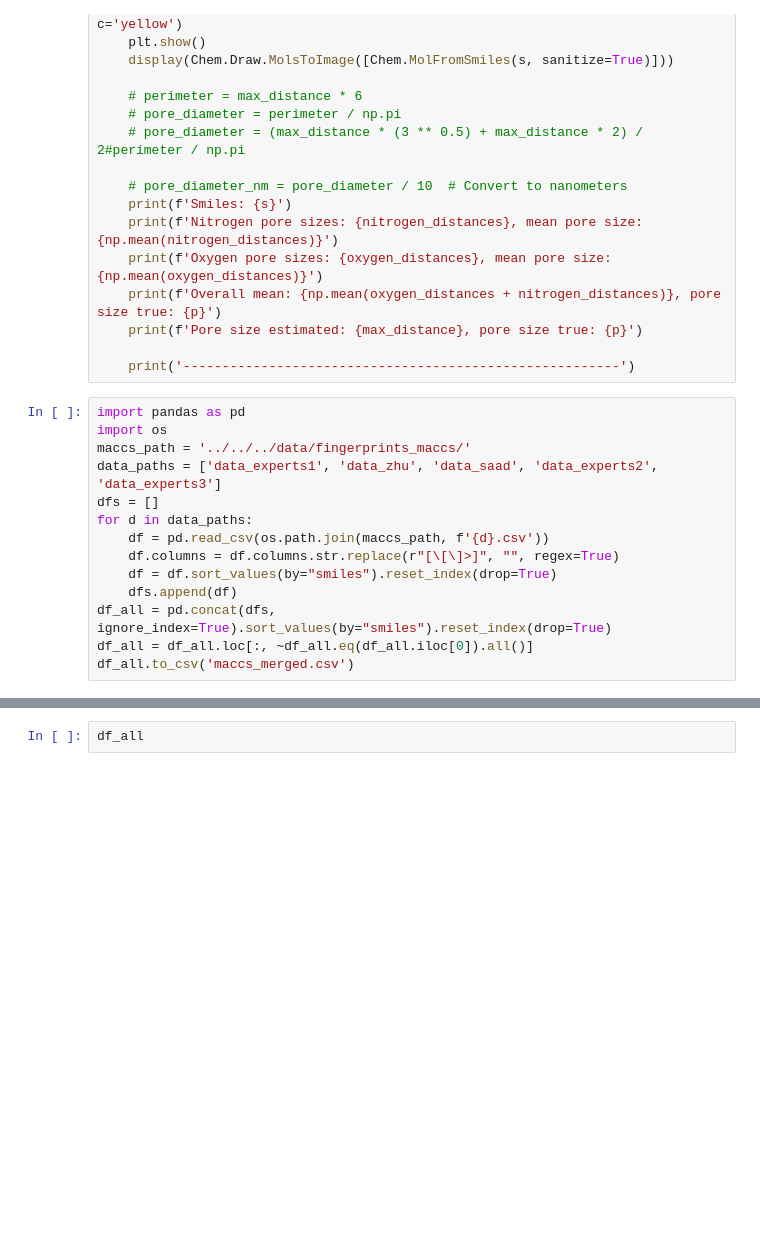
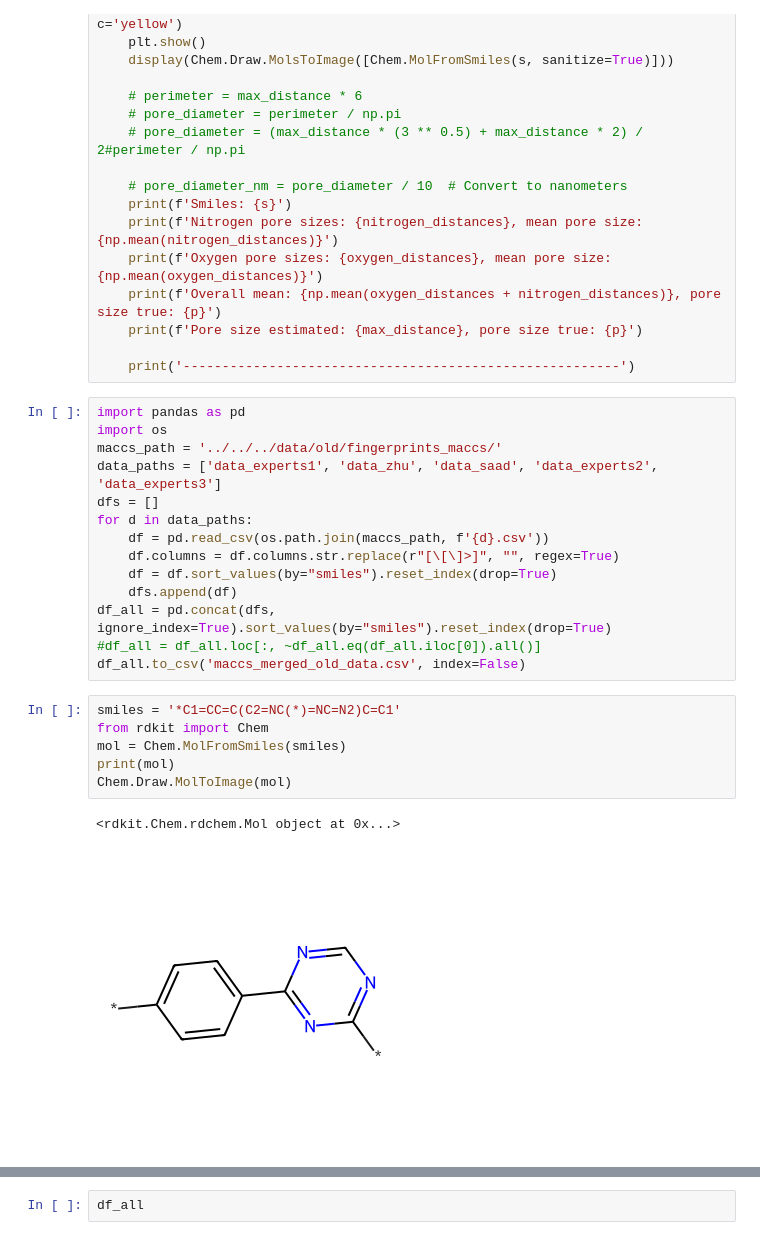
Before and after one commit to wtaisner/battery-rangers, a Jupyter notebook: modules/predictor/notebooks/data_exploration_and_check.ipynb, the cells around one changed output, grey strips where cells are left out. Saved outputs shown, nothing was run; the diff lists cells and outputs as text; blank space fills up the shorter version.

```diff
--- a/modules/predictor/notebooks/data_exploration_and_check.ipynb
+++ b/modules/predictor/notebooks/data_exploration_and_check.ipynb
@@ -528,7 +395,7 @@ for s, p in zip(smiles, pore_sizes):
 # %%
 import pandas as pd
 import os
-maccs_path = '../../../data/fingerprints_maccs/'
+maccs_path = '../../../data/old/fingerprints_maccs/'
 data_paths = ['data_experts1', 'data_zhu', 'data_saad', 'data_experts2', 'data_experts3']
 dfs = []
 for d in data_paths:
@@ -537,5 +404,14 @@ for d in data_paths:
     df = df.sort_values(by="smiles").reset_index(drop=True)
     dfs.append(df)
 df_all = pd.concat(dfs, ignore_index=True).sort_values(by="smiles").reset_index(drop=True)
-df_all = df_all.loc[:, ~df_all.eq(df_all.iloc[0]).all()]
-df_all.to_csv('maccs_merged.csv')
+#df_all = df_all.loc[:, ~df_all.eq(df_all.iloc[0]).all()]
+df_all.to_csv('maccs_merged_old_data.csv', index=False)
+# %%
+smiles = '*C1=CC=C(C2=NC(*)=NC=N2)C=C1'
+from rdkit import Chem
+mol = Chem.MolFromSmiles(smiles)
+print(mol)
+Chem.Draw.MolToImage(mol)
+# %% [output]
+<rdkit.Chem.rdchem.Mol object at 0x...>
+[figure, added]
```
Also changed, not shown: parts of 21 cells of this notebook, 14 other files.
